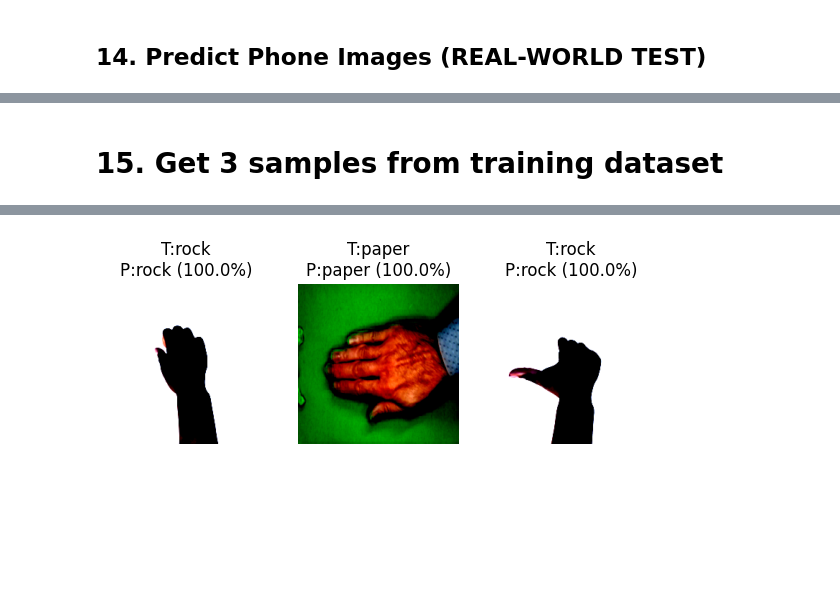
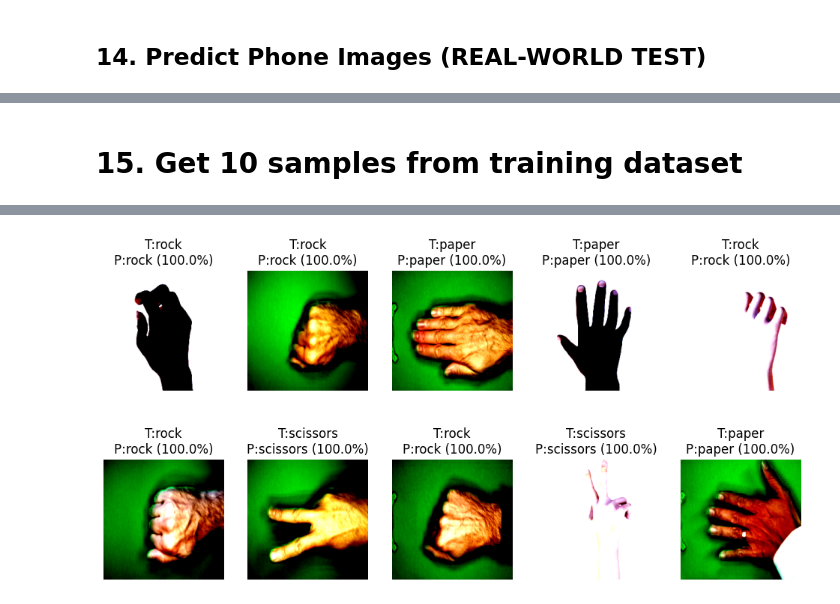
Before and after one commit to AdnanZamanNiloy/CNN-Hand-Gestures-RPS-Pytorch, a Jupyter notebook: 210142.ipynb, the cells around one changed output, grey strips where cells are left out. Saved outputs shown, nothing was run; the diff lists cells and outputs as text; code cells hidden in the pictures; blank space fills up the shorter version.

```diff
--- a/210142.ipynb
+++ b/210142.ipynb
@@ -336,10 +337,10 @@ plt.show()
 # %% [markdown]
-# 15. Get 3 samples from training dataset
+# 15. Get 10 samples from training dataset
 # %%
 model.eval()
 
 
-num_samples = 3
+num_samples = 10
 indices = torch.randperm(len(train_dataset))[:num_samples]
 
 plt.figure(figsize=(12,6))
@@ -370 +378 @@ WARNING:matplotlib.image:Clipping input data to the valid range for imshow with
-[figure, old version]
+[figure, new version]
```
Also changed, not shown: parts of 7 cells of this notebook.
